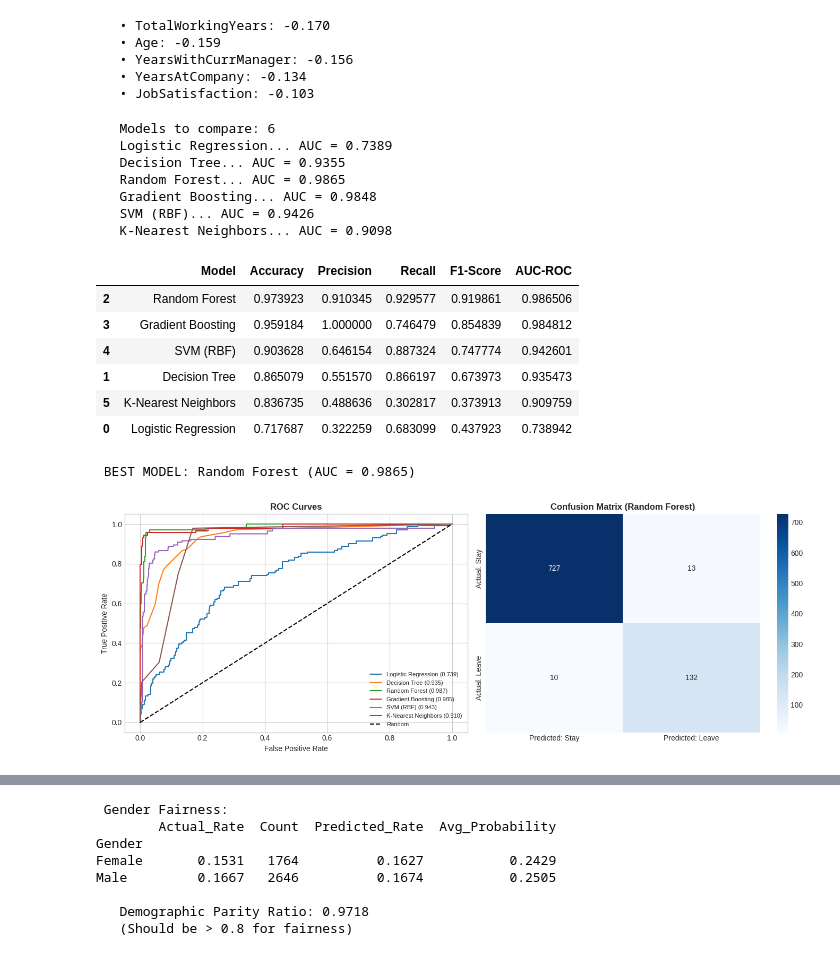
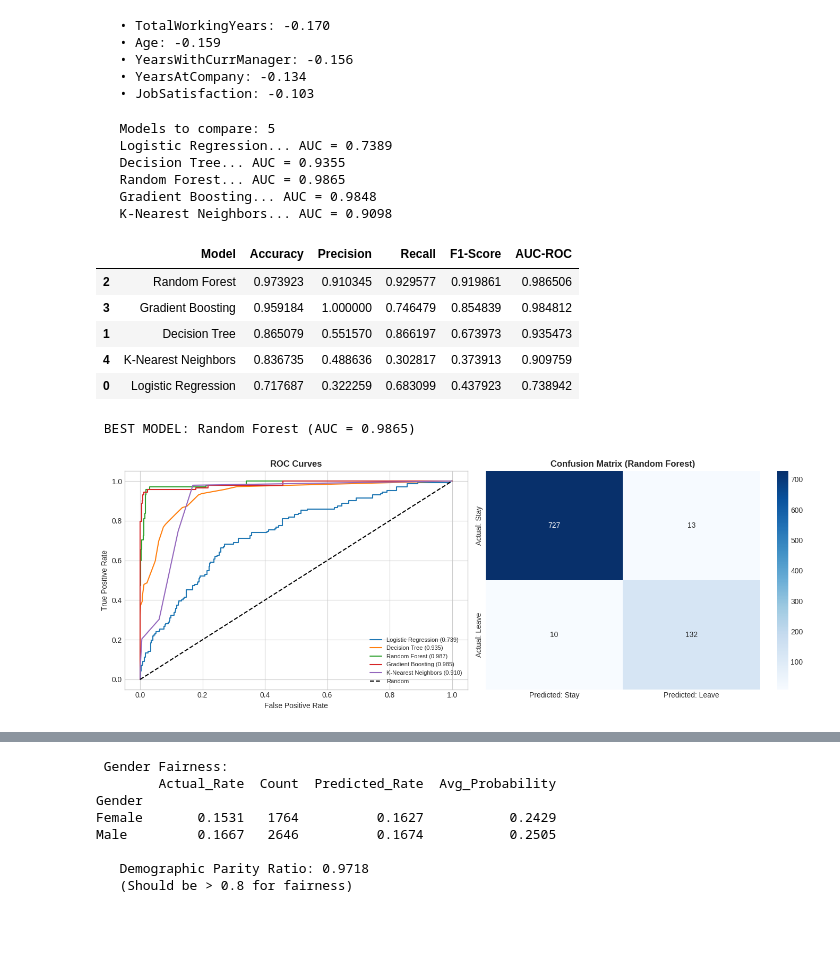
Before and after one commit to giandlr/Gian_dela_Rama_Capstone, a Jupyter notebook: notebooks/Gian_dela_Rama_Capstone.ipynb, the cells around one changed output, grey strips where cells are left out. Drawn from its saved outputs; the diff is of its cells as text; code cells hidden in the pictures; blank space fills up the shorter version.

```diff
--- a/notebooks/Gian_dela_Rama_Capstone.ipynb
+++ b/notebooks/Gian_dela_Rama_Capstone.ipynb
@@ -347,7 +347,6 @@ models = {
     'Decision Tree': DecisionTreeClassifier(class_weight='balanced', max_depth=10, random_state=42),
     'Random Forest': RandomForestClassifier(n_estimators=100, max_depth=10, class_weight='balanced', random_state=42),
     'Gradient Boosting': GradientBoostingClassifier(n_estimators=100, max_depth=5, random_state=42),
-    'SVM (RBF)': SVC(kernel='rbf', class_weight='balanced', probability=True, random_state=42),
     'K-Nearest Neighbors': KNeighborsClassifier(n_neighbors=5)
 }
 print(f"   Models to compare: {len(models)}")
@@ -358,7 +357,7 @@ results = []
 for name, model in models.items():
     print(f"   {name}...", end=" ")
 
-    if name in ['Logistic Regression', 'SVM (RBF)', 'K-Nearest Neighbors']:
+    if name in ['Logistic Regression', 'K-Nearest Neighbors']:
         X_tr, X_te = X_train_scaled, X_test_scaled
     else:
         X_tr, X_te = X_train.values, X_test.values
@@ -391,7 +390,7 @@ fig, axes = plt.subplots(1, 2, figsize=(14, 5))
 
 # ROC curves
 for name, model in models.items():
-    if name in ['Logistic Regression', 'SVM (RBF)', 'K-Nearest Neighbors']:
+    if name in ['Logistic Regression', 'K-Nearest Neighbors']:
         X_te = X_test_scaled
     else:
         X_te = X_test.values
@@ -405,39 +404,37 @@ axes[0].plot([0, 1], [0, 1], 'k--', label='Random')
 axes[0].set_xlabel('False Positive Rate')
 axes[0].set_ylabel('True Positive Rate')
 axes[0].set_title('ROC Curves', fontweight='bold')
 axes[0].legend(loc='lower right', fontsize=8)
 
 # Confusion matrix for best model
-if best_model_name in ['Logistic Regression', 'SVM (RBF)', 'K-Nearest Neighbors']:
+if best_model_name in ['Logistic Regression', 'K-Nearest Neighbors']:
     y_pred_best = best_model.predict(X_test_scaled)
 else:
     y_pred_best = best_model.predict(X_test.values)
 
 cm = confusion_matrix(y_test, y_pred_best)
 sns.heatmap(cm, annot=True, fmt='d', cmap='Blues', ax=axes[1],
             xticklabels=['Predicted: Stay', 'Predicted: Leave'],
             yticklabels=['Actual: Stay', 'Actual: Leave'])
 axes[1].set_title(f'Confusion Matrix ({best_model_name})', fontweight='bold')
 
 plt.tight_layout()
 plt.show()
 # %% [output]
-   Models to compare: 6
+   Models to compare: 5
    Logistic Regression... AUC = 0.7389
    Decision Tree... AUC = 0.9355
    Random Forest... AUC = 0.9865
    Gradient Boosting... AUC = 0.9848
-   SVM (RBF)... AUC = 0.9426
    K-Nearest Neighbors... AUC = 0.9098
 |  | Model | Accuracy | Precision | Recall | F1-Score | AUC-ROC |
 | 2 | Random Forest | 0.973923 | 0.910345 | 0.929577 | 0.919861 | 0.986506 |
 | 3 | Gradient Boosting | 0.959184 | 1.000000 | 0.746479 | 0.854839 | 0.984812 |
-| 4 | SVM (RBF) | 0.903628 | 0.646154 | 0.887324 | 0.747774 | 0.942601 |
 | 1 | Decision Tree | 0.865079 | 0.551570 | 0.866197 | 0.673973 | 0.935473 |
-| 5 | K-Nearest Neighbors | 0.836735 | 0.488636 | 0.302817 | 0.373913 | 0.909759 |
+| 4 | K-Nearest Neighbors | 0.836735 | 0.488636 | 0.302817 | 0.373913 | 0.909759 |
 | 0 | Logistic Regression | 0.717687 | 0.322259 | 0.683099 | 0.437923 | 0.738942 |
  BEST MODEL: Random Forest (AUC = 0.9865)
-[figure, old version]
+[figure, new version]
 # %%
 # SECTION 8: FEATURE IMPORTANCE
 
```
Also changed, not shown: parts of 6 cells of this notebook.
